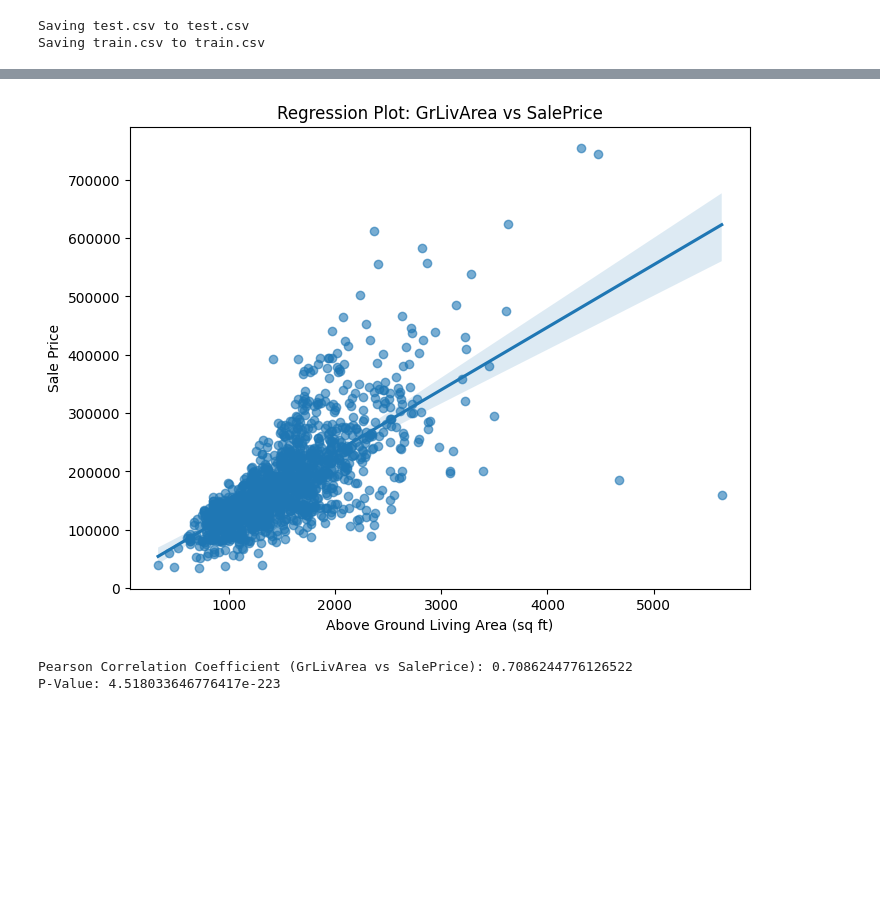
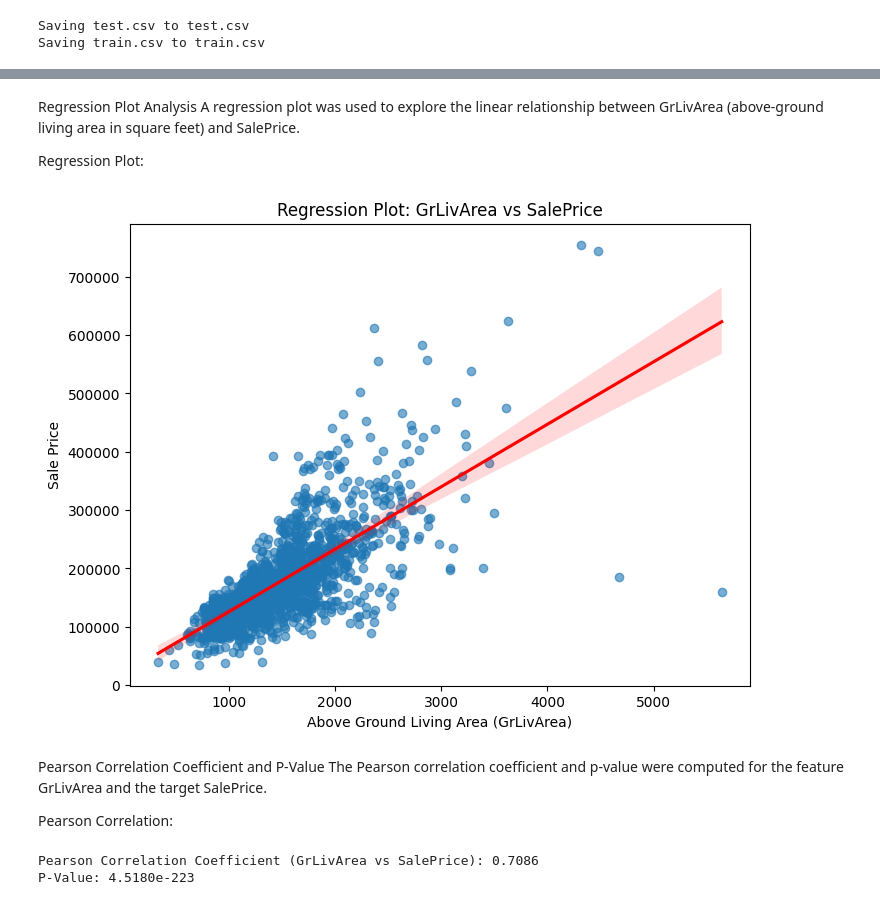
Before and after one commit to ZAINABALBALUSHI/Mining-and-Predictive-Analytics, a Jupyter notebook: ANALYSIS.ipynb, the cells around one changed output, grey strips where cells are left out. Cells and saved outputs as stored; diff of their text form; code cells hidden in the pictures; blank space fills up the shorter version.

```diff
--- a/ANALYSIS.ipynb
+++ b/ANALYSIS.ipynb
@@ -103,20 +100,33 @@ plt.show()
+# %% [markdown]
+Regression Plot Analysis
+A regression plot was used to explore the linear relationship between GrLivArea (above-ground living area in square feet) and SalePrice.
+
+Regression Plot:
 # %%
-# Regression plot for GrLivArea and SalePrice
+# Regression plot for GrLivArea vs SalePrice
 plt.figure(figsize=(8, 6))
-sns.regplot(x='GrLivArea', y='SalePrice', data=train_df, scatter_kws={'alpha':0.6})
+sns.regplot(x='GrLivArea', y='SalePrice', data=train_df, scatter_kws={'alpha': 0.6}, line_kws={"color": "red"})
 plt.title("Regression Plot: GrLivArea vs SalePrice")
-plt.xlabel("Above Ground Living Area (sq ft)")
+plt.xlabel("Above Ground Living Area (GrLivArea)")
 plt.ylabel("Sale Price")
 plt.show()
 # %% [output]
-[figure, old version]
+[figure, new version]
+# %% [markdown]
+Pearson Correlation Coefficient and P-Value
+The Pearson correlation coefficient and p-value were computed for the feature GrLivArea and the target SalePrice.
+
+Pearson Correlation:
 # %%
-# Calculate Pearson correlation and p-value
+from scipy.stats import pearsonr
+
+# Calculate Pearson correlation coefficient and p-value
 feature = 'GrLivArea'
 target = 'SalePrice'
 pearson_corr, p_value = pearsonr(train_df[feature], train_df[target])
-print(f"Pearson Correlation Coefficient ({feature} vs {target}): {pearson_corr}")
-print(f"P-Value: {p_value}")
+
+print(f"Pearson Correlation Coefficient ({feature} vs {target}): {pearson_corr:.4f}")
+print(f"P-Value: {p_value:.4e}")
 # %% [output]
-Pearson Correlation Coefficient (GrLivArea vs SalePrice): 0.7086244776126522
-P-Value: 4.518033646776417e-223
+Pearson Correlation Coefficient (GrLivArea vs SalePrice): 0.7086
+P-Value: 4.5180e-223
```
Also changed, not shown: parts of 11 cells of this notebook.
